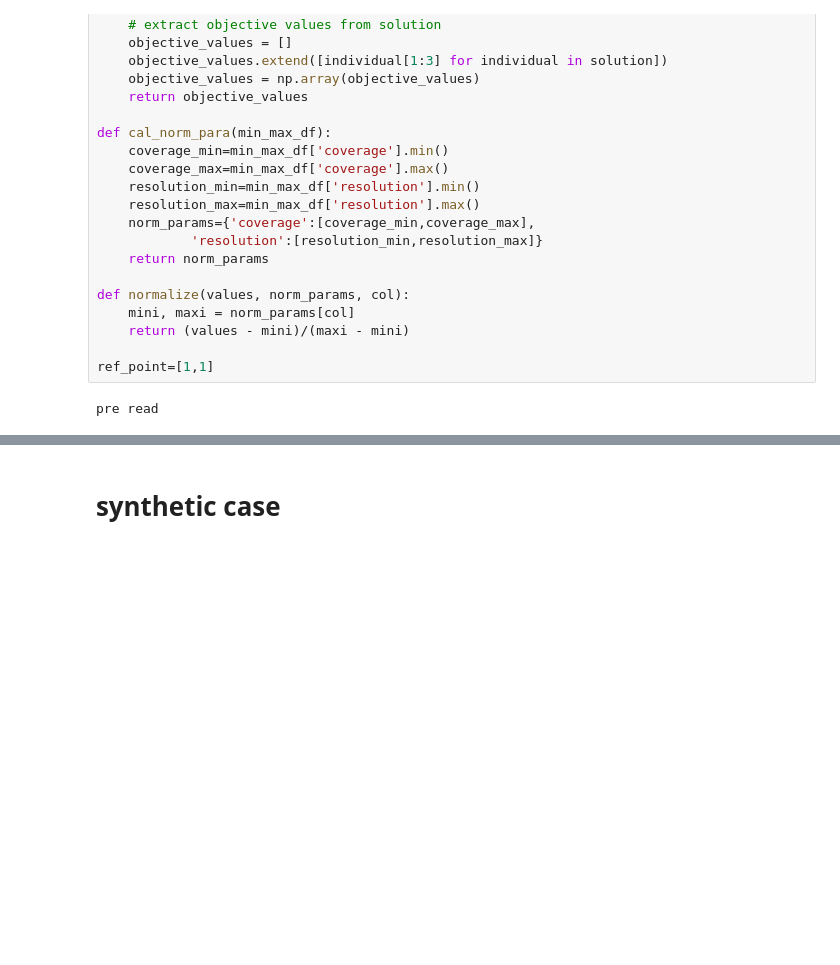
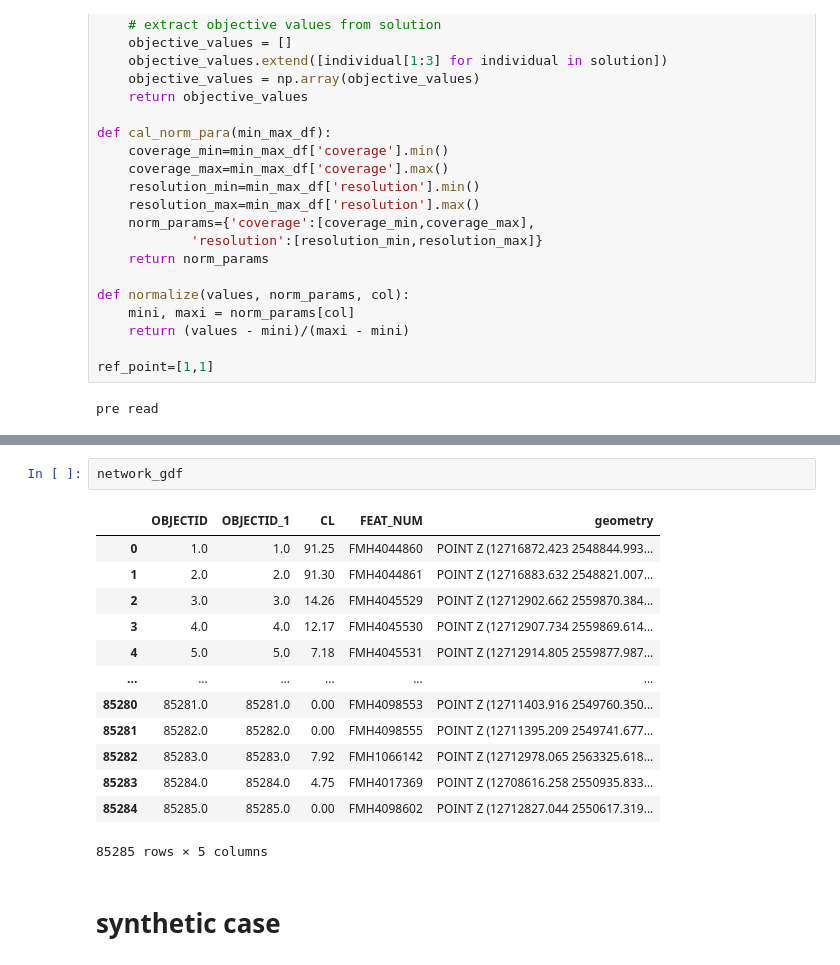
Before and after one commit to sywang-20/opt-greedy, a Jupyter notebook: post-analysis.ipynb, the cells around one changed output, grey strips where cells are left out. Cells and saved outputs as stored; diff of their text form; blank space fills up the shorter version.

```diff
--- a/post-analysis.ipynb
+++ b/post-analysis.ipynb
@@ -63,3 +91,19 @@ pre read
+# %%
+network_gdf
+# %% [output]
+|  | OBJECTID | OBJECTID_1 | CL | FEAT_NUM | geometry |
+| 0 | 1.0 | 1.0 | 91.25 | FMH4044860 | POINT Z (12716872.423 2548844.993... |
+| 1 | 2.0 | 2.0 | 91.30 | FMH4044861 | POINT Z (12716883.632 2548821.007... |
+| 2 | 3.0 | 3.0 | 14.26 | FMH4045529 | POINT Z (12712902.662 2559870.384... |
+| 3 | 4.0 | 4.0 | 12.17 | FMH4045530 | POINT Z (12712907.734 2559869.614... |
+| 4 | 5.0 | 5.0 | 7.18 | FMH4045531 | POINT Z (12712914.805 2559877.987... |
+| ... | ... | ... | ... | ... | ... |
+| 85280 | 85281.0 | 85281.0 | 0.00 | FMH4098553 | POINT Z (12711403.916 2549760.350... |
+| 85281 | 85282.0 | 85282.0 | 0.00 | FMH4098555 | POINT Z (12711395.209 2549741.677... |
+| 85282 | 85283.0 | 85283.0 | 7.92 | FMH1066142 | POINT Z (12712978.065 2563325.618... |
+| 85283 | 85284.0 | 85284.0 | 4.75 | FMH4017369 | POINT Z (12708616.258 2550935.833... |
+| 85284 | 85285.0 | 85285.0 | 0.00 | FMH4098602 | POINT Z (12712827.044 2550617.319... |
+85285 rows × 5 columns
 # %% [markdown]
 # synthetic case
 # %%
```
Also changed, not shown: parts of 15 cells of this notebook.
